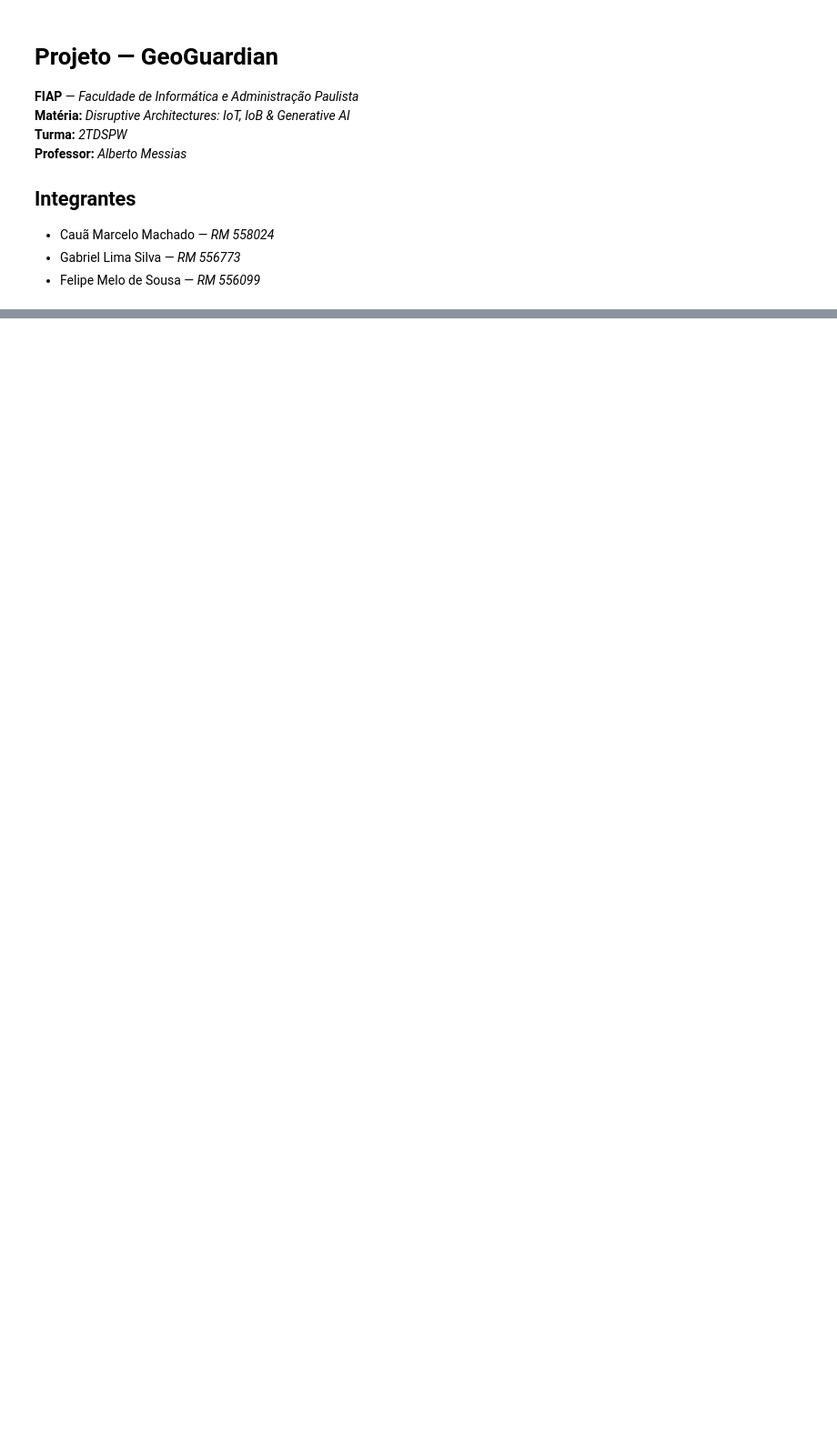
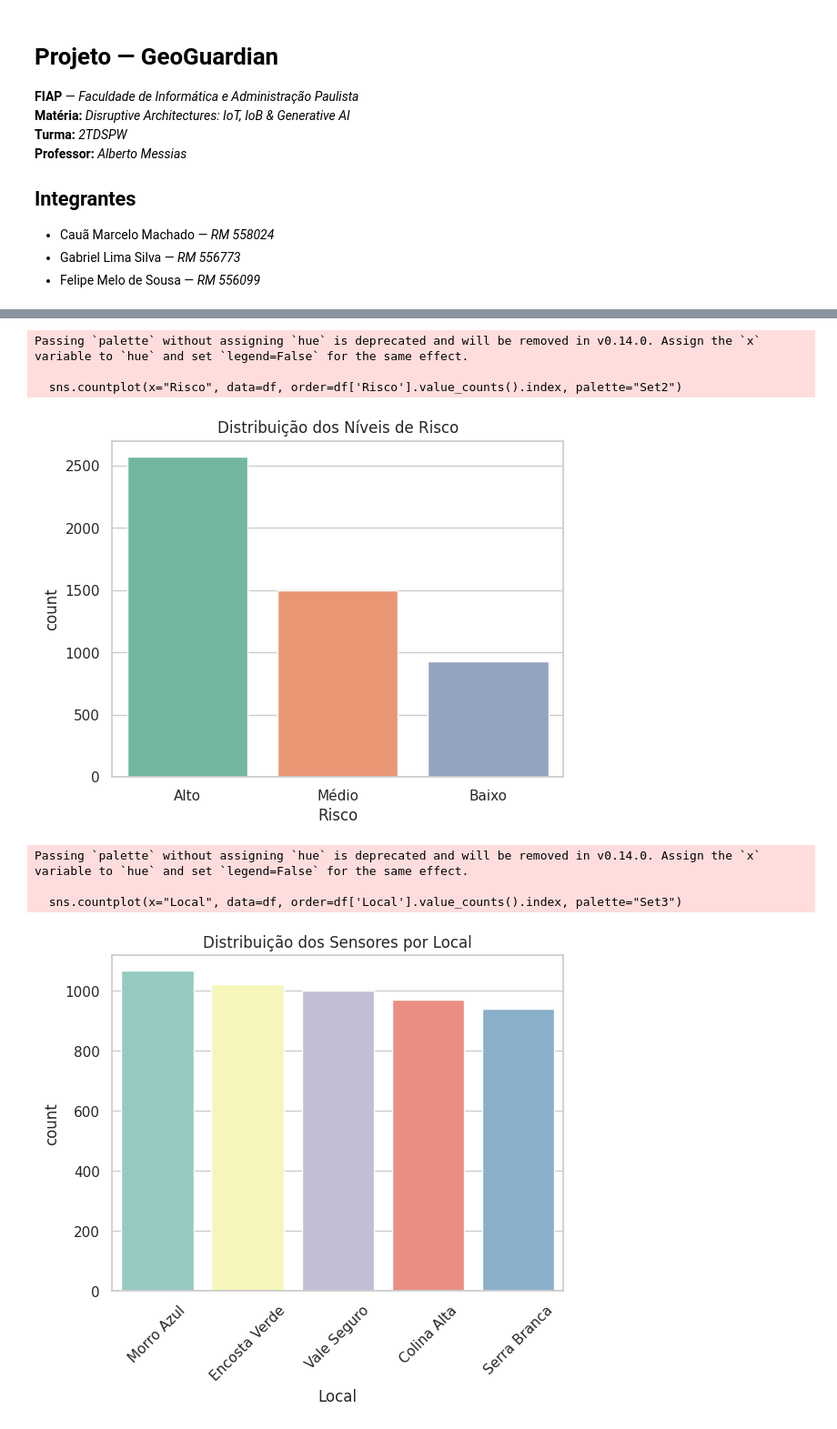
Before and after one commit to CauaMachad0/GeoGuardian-IoT, a Jupyter notebook: GeoGuardian.ipynb, the cells around one changed output, grey strips where cells are left out. Shown: that part at 91% size. Saved outputs shown, nothing was run; the diff lists cells and outputs as text; code cells hidden in the pictures; blank space fills up the shorter version.

```diff
--- a/GeoGuardian.ipynb
+++ b/GeoGuardian.ipynb
@@ -14 +16,21 @@
+# %%
+# Instalação do pacote xgboost
+!pip install xgboost -q
+
+# Importação das bibliotecas necessárias
+import pandas as pd
+import numpy as np
+import random
+from datetime import datetime, timedelta
+import seaborn as sns
+import matplotlib.pyplot as plt
+
+from sklearn.preprocessing import LabelEncoder
+from sklearn.model_selection import train_test_split
+from xgboost import XGBClassifier
+from sklearn.metrics import accuracy_score, confusion_matrix
+from sklearn.metrics import classification_report
+
+# Configuração do tema dos gráficos
+sns.set_theme(style="whitegrid")
 # %% [markdown]
@@ -145,0 +116,40 @@ plt.show()
+# %%
+# Contagem dos diferentes níveis de risco no dataset
+sns.countplot(x="Risco", data=df, order=df['Risco'].value_counts().index, palette="Set2")
+plt.title("Distribuição dos Níveis de Risco")
+plt.show()
+
+# Contagem dos sensores por local
+sns.countplot(x="Local", data=df, order=df['Local'].value_counts().index, palette="Set3")
+plt.title("Distribuição dos Sensores por Local")
+plt.xticks(rotation=45)
+plt.show()
+
+# Features numéricas para análise
+features = ["Temperatura", "Umidade", "Vibracao", "Qualidade_Solo"]
+colors = ["tomato", "deepskyblue", "orange", "green"]
+
+# Histogramas com KDE para cada feature
+for feature, color in zip(features, colors):
+    sns.histplot(df[feature], bins=30, kde=True, color=color)
+    plt.title(f"Distribuição de {feature}")
+    plt.show()
+
+# Mapa de calor para correlação entre variáveis numéricas
+plt.figure(figsize=(8,6))
+sns.heatmap(
+    df[["Temperatura", "Umidade", "Vibracao", "Qualidade_Solo"]].corr(),
+    annot=True,
+    cmap="coolwarm"
+)
+plt.title("Mapa de Calor - Correlação entre Variáveis")
+plt.show()
+# %% [output]
+Passing `palette` without assigning `hue` is deprecated and will be removed in v0.14.0. Assign the `x` variable to `hue` and set `legend=False` for the same effect.
+
+  sns.countplot(x="Risco", data=df, order=df['Risco'].value_counts().index, palette="Set2")
+[figure, added]
+Passing `palette` without assigning `hue` is deprecated and will be removed in v0.14.0. Assign the `x` variable to `hue` and set `legend=False` for the same effect.
+
+  sns.countplot(x="Local", data=df, order=df['Local'].value_counts().index, palette="Set3")
+[figure, added]
```
Also changed, not shown: parts of 21 cells of this notebook, 2 other files.
